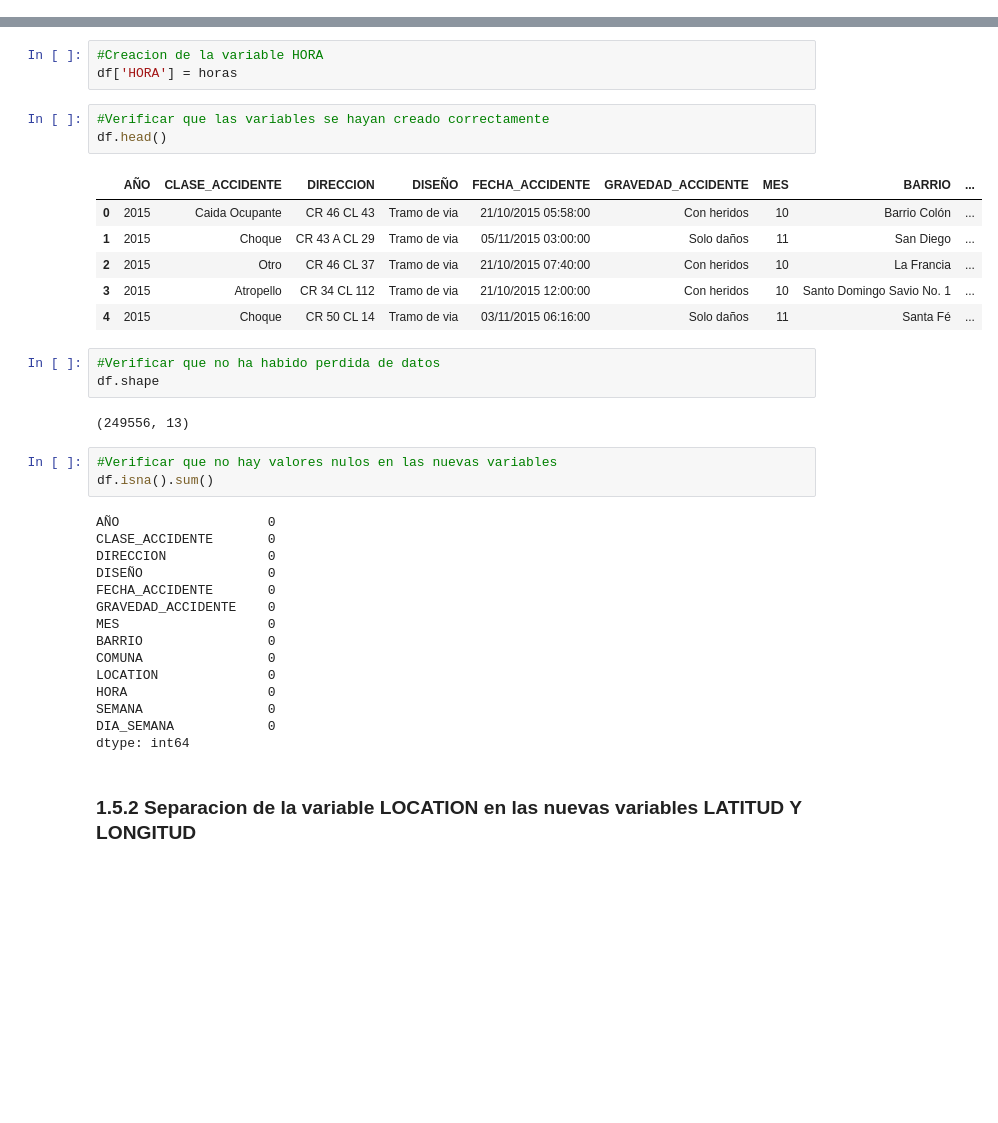
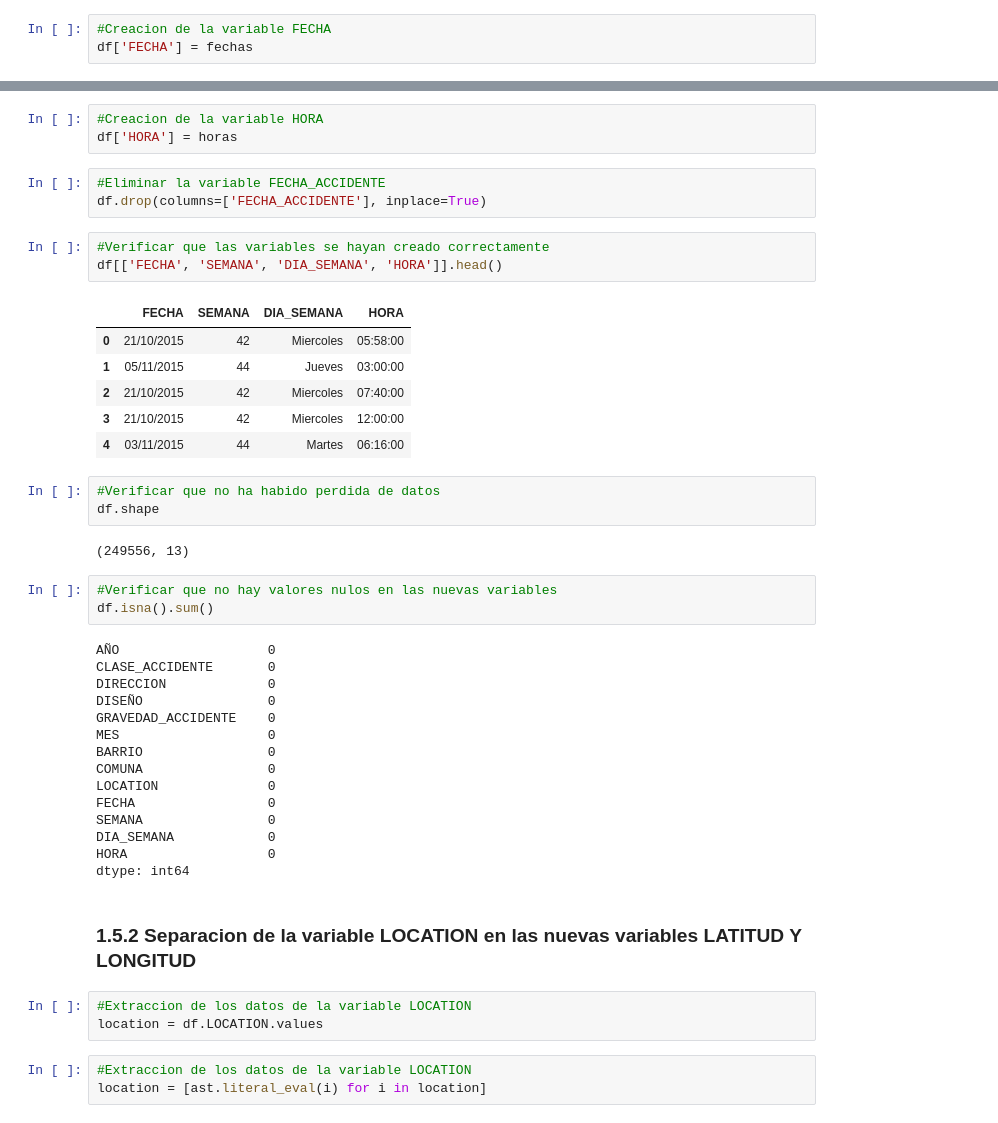
Before and after one commit to dgilrua/proyecto2-analitica, a Jupyter notebook: main.ipynb, the cells around one changed output, grey strips where cells are left out. Saved outputs shown, nothing was run; the diff lists cells and outputs as text; blank space fills up the shorter version.

```diff
--- a/main.ipynb
+++ b/main.ipynb
@@ -402,6 +405,9 @@ horas = []
 for i in fechas_horas:
   fechas.append(i.split(' ')[0])
   horas.append(i.split(' ')[1])
+# %%
+#Creacion de la variable FECHA
+df['FECHA'] = fechas
 # %%
 #Creacion de la variable SEMANA
 semana = []
@@ -431,16 +437,19 @@ df['DIA_SEMANA'] = dia_semana
 # %%
 #Creacion de la variable HORA
 df['HORA'] = horas
+# %%
+#Eliminar la variable FECHA_ACCIDENTE
+df.drop(columns=['FECHA_ACCIDENTE'], inplace=True)
 # %%
 #Verificar que las variables se hayan creado correctamente
-df.head()
+df[['FECHA', 'SEMANA', 'DIA_SEMANA', 'HORA']].head()
 # %% [output]
-|  | AÑO | CLASE_ACCIDENTE | DIRECCION | DISEÑO | FECHA_ACCIDENTE | GRAVEDAD_ACCIDENTE | MES | BARRIO | ... |
-| 0 | 2015 | Caida Ocupante | CR 46 CL 43 | Tramo de via | 21/10/2015 05:58:00 | Con heridos | 10 | Barrio Colón | ... |
-| 1 | 2015 | Choque | CR 43 A CL 29 | Tramo de via | 05/11/2015 03:00:00 | Solo daños | 11 | San Diego | ... |
-| 2 | 2015 | Otro | CR 46 CL 37 | Tramo de via | 21/10/2015 07:40:00 | Con heridos | 10 | La Francia | ... |
-| 3 | 2015 | Atropello | CR 34 CL 112 | Tramo de via | 21/10/2015 12:00:00 | Con heridos | 10 | Santo Domingo Savio No. 1 | ... |
-| 4 | 2015 | Choque | CR 50 CL 14 | Tramo de via | 03/11/2015 06:16:00 | Solo daños | 11 | Santa Fé | ... |
+|  | FECHA | SEMANA | DIA_SEMANA | HORA |
+| 0 | 21/10/2015 | 42 | Miercoles | 05:58:00 |
+| 1 | 05/11/2015 | 44 | Jueves | 03:00:00 |
+| 2 | 21/10/2015 | 42 | Miercoles | 07:40:00 |
+| 3 | 21/10/2015 | 42 | Miercoles | 12:00:00 |
+| 4 | 03/11/2015 | 44 | Martes | 06:16:00 |
 # %%
 #Verificar que no ha habido perdida de datos
 df.shape
@@ -454,15 +463,21 @@ AÑO                   0
 CLASE_ACCIDENTE       0
 DIRECCION             0
 DISEÑO                0
-FECHA_ACCIDENTE       0
 GRAVEDAD_ACCIDENTE    0
 MES                   0
 BARRIO                0
 COMUNA                0
 LOCATION              0
-HORA                  0
+FECHA                 0
 SEMANA                0
 DIA_SEMANA            0
+HORA                  0
 dtype: int64
 # %% [markdown]
 ### 1.5.2 Separacion de la variable LOCATION en las nuevas variables LATITUD Y LONGITUD
+# %%
+#Extraccion de los datos de la variable LOCATION
+location = df.LOCATION.values
+# %%
+#Extraccion de los datos de la variable LOCATION
+location = [ast.literal_eval(i) for i in location]
```
Also changed, not shown: parts of 19 cells of this notebook.
